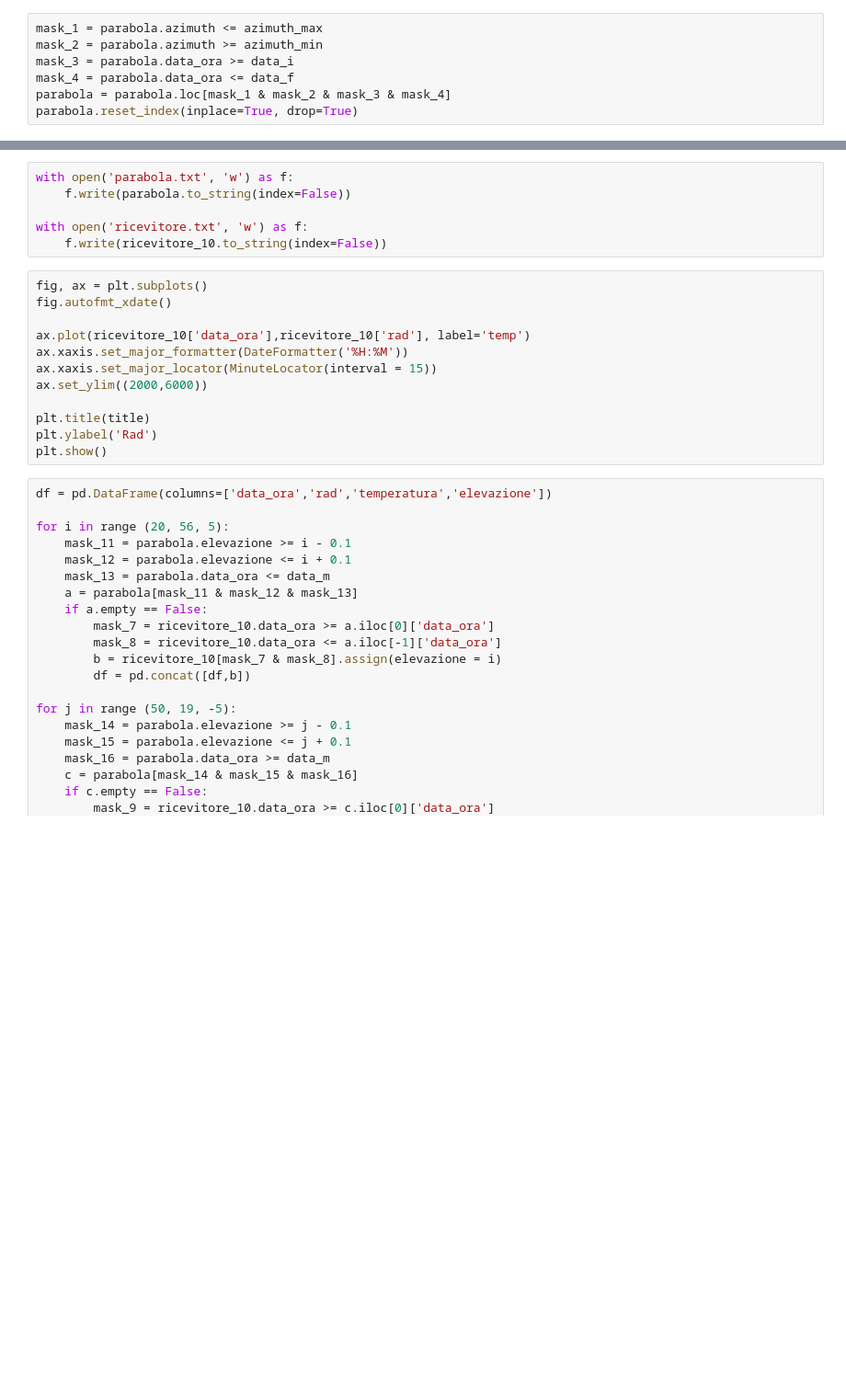
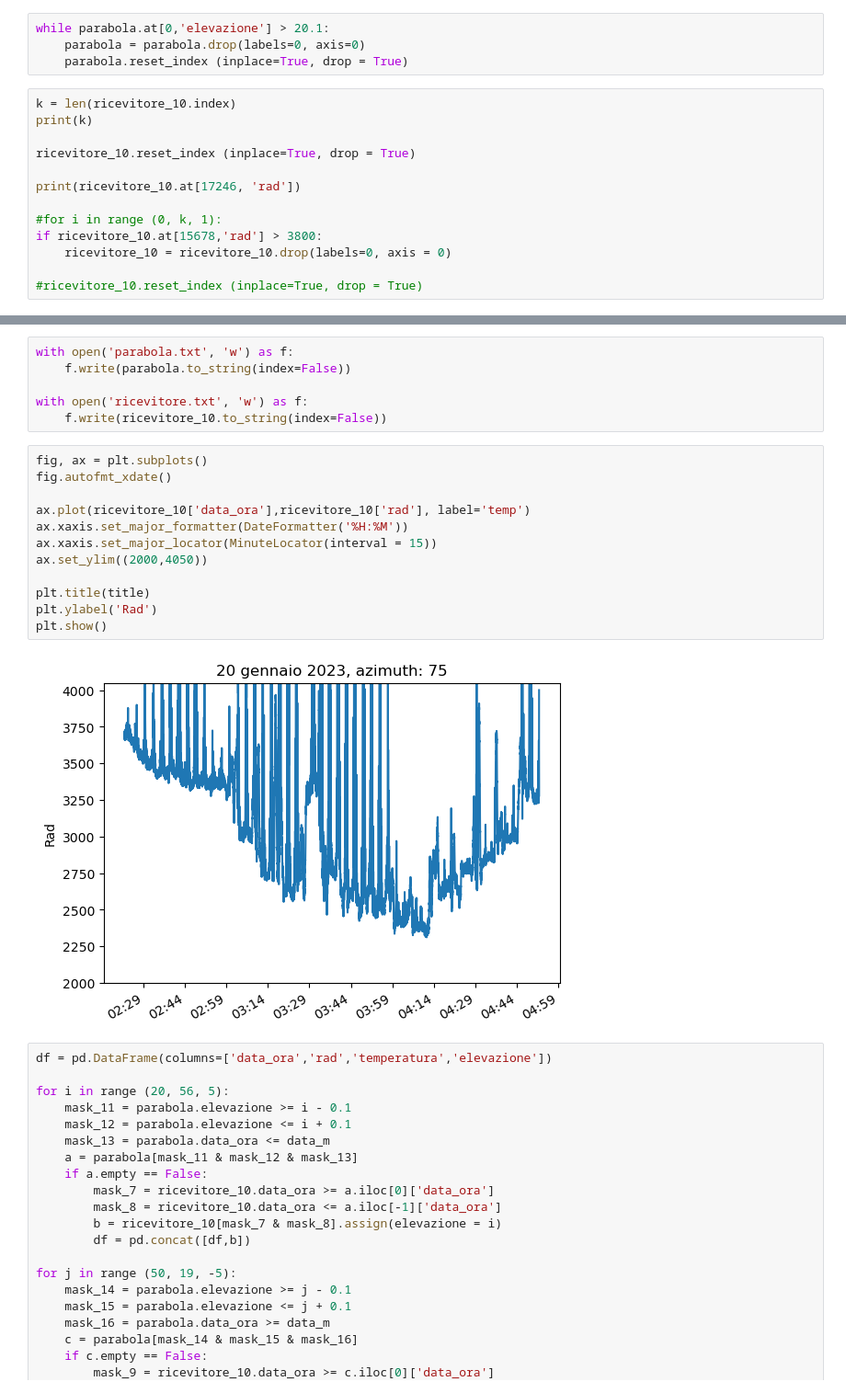
Before and after one commit to sofia84/astrosofia, a Jupyter notebook: 2023_01_20.ipynb, the cells around one changed output, grey strips where cells are left out. Shown at 92% size. Cells and saved outputs as stored; diff of their text form; blank space fills up the shorter version.

```diff
--- a/2023_01_20.ipynb
+++ b/2023_01_20.ipynb
@@ -39,10 +69,20 @@ mask_3 = parabola.data_ora >= data_i
 mask_4 = parabola.data_ora <= data_f
 parabola = parabola.loc[mask_1 & mask_2 & mask_3 & mask_4]
 parabola.reset_index(inplace=True, drop=True)
-# %%
-mask_1 = parabola.azimuth <= azimuth_max
-mask_2 = parabola.azimuth >= azimuth_min
-mask_3 = parabola.data_ora >= data_i
-mask_4 = parabola.data_ora <= data_f
-parabola = parabola.loc[mask_1 & mask_2 & mask_3 & mask_4]
-parabola.reset_index(inplace=True, drop=True)
+# %%
+while parabola.at[0,'elevazione'] > 20.1:
+    parabola = parabola.drop(labels=0, axis=0)
+    parabola.reset_index (inplace=True, drop = True)
+# %%
+k = len(ricevitore_10.index)
+print(k)
+
+ricevitore_10.reset_index (inplace=True, drop = True)
+
+print(ricevitore_10.at[17246, 'rad'])
+
+#for i in range (0, k, 1):
+if ricevitore_10.at[15678,'rad'] > 3800:
+    ricevitore_10 = ricevitore_10.drop(labels=0, axis = 0)
+
+#ricevitore_10.reset_index (inplace=True, drop = True)
@@ -67,15 +126,17 @@ with open('ricevitore.txt', 'w') as f:
 # %%
 fig, ax = plt.subplots()
 fig.autofmt_xdate()
 
 ax.plot(ricevitore_10['data_ora'],ricevitore_10['rad'], label='temp')
 ax.xaxis.set_major_formatter(DateFormatter('%H:%M'))
 ax.xaxis.set_major_locator(MinuteLocator(interval = 15))
-ax.set_ylim((2000,6000))
+ax.set_ylim((2000,4050))
 
 plt.title(title)
 plt.ylabel('Rad')
 plt.show()
+# %% [output]
+[figure, added]
 # %%
 df = pd.DataFrame(columns=['data_ora','rad','temperatura','elevazione'])
 
```
Also changed, not shown: parts of 12 cells of this notebook.
